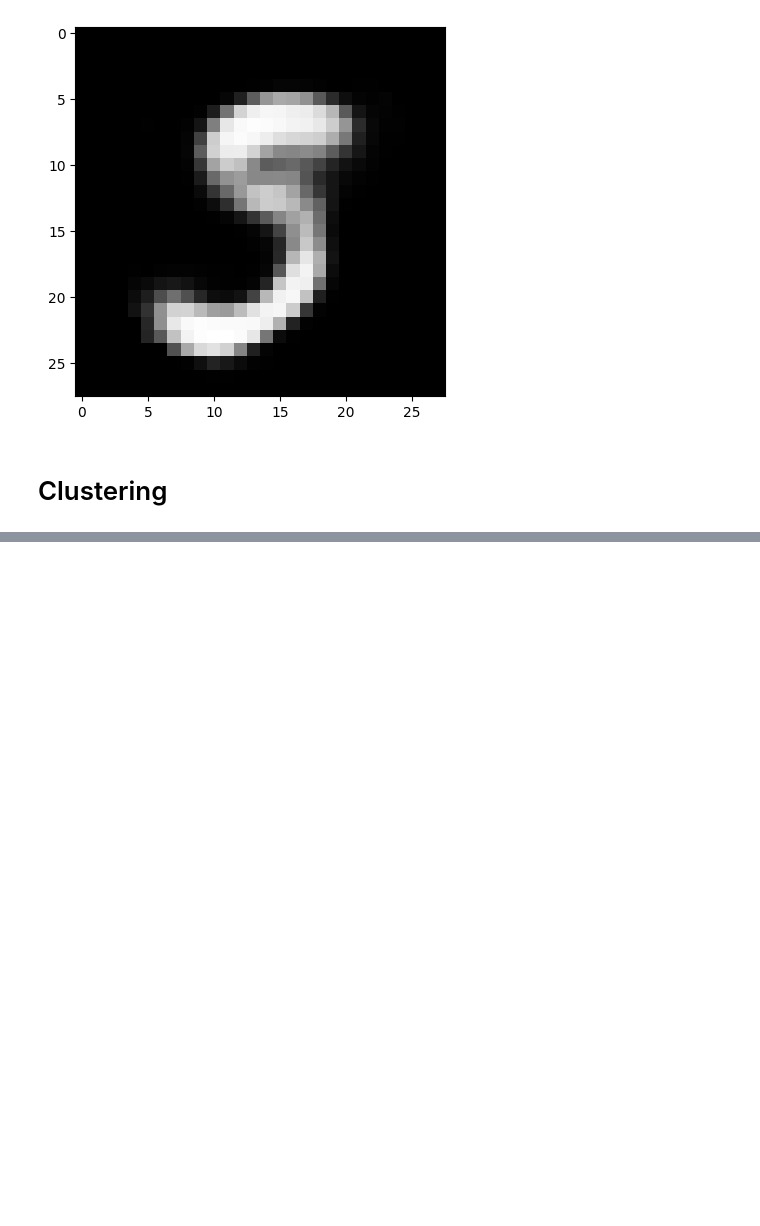
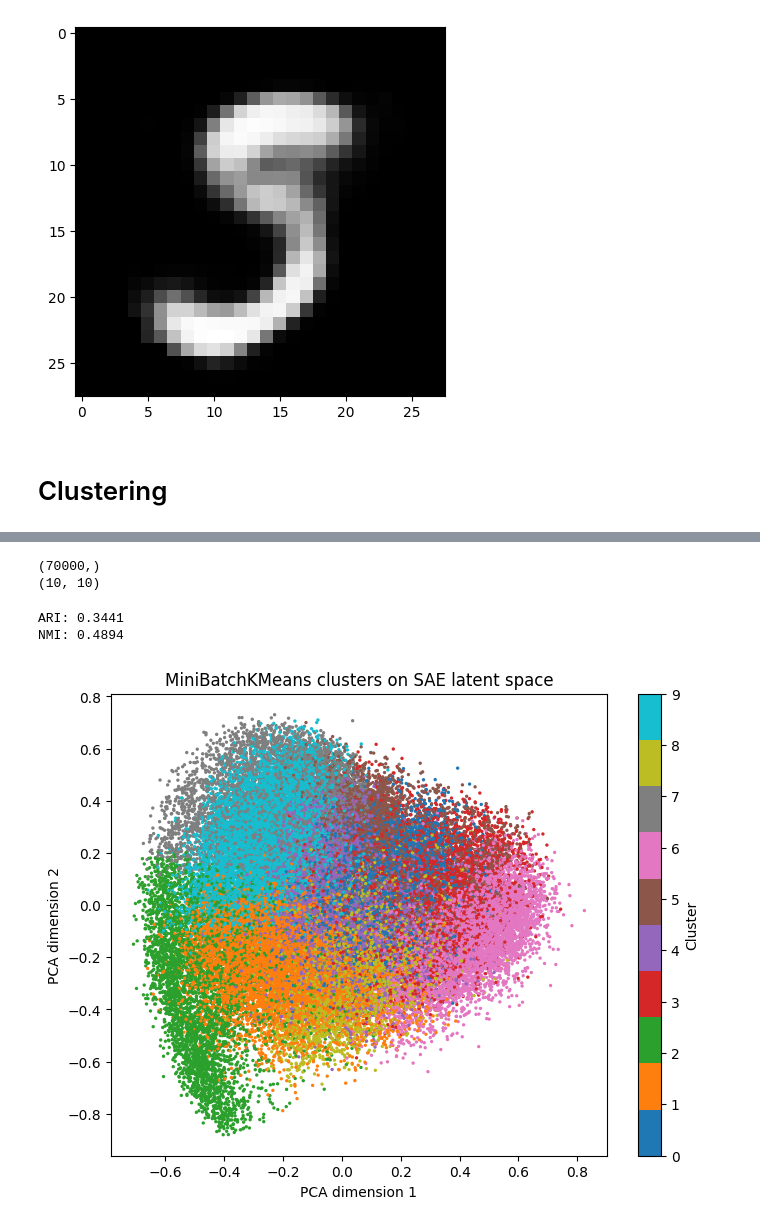
Before and after one commit to raigeki49/Introduction-to-Deep-Learning-Project, a Jupyter notebook: minst_sigmoid.ipynb, the cells around one changed output, grey strips where cells are left out. Saved outputs shown, nothing was run; the diff lists cells and outputs as text; code cells hidden in the pictures; blank space fills up the shorter version.

Commit message:
clustering kmeans, pca & tnse visualization

```diff
--- a/minst_sigmoid.ipynb
+++ b/minst_sigmoid.ipynb
@@ -567,0 +610,54 @@ plt.show()
+# %%
+from sklearn.cluster import MiniBatchKMeans
+
+n_clusters = 10
+
+kmeans = MiniBatchKMeans(
+    n_clusters = n_clusters,
+    batch_size = 4096,
+    n_init = 20,
+    random_state = 42
+)
+
+cluster_labels = kmeans.fit_predict(Z)
+
+centroids = kmeans.cluster_centers_
+
+print(cluster_labels.shape)
+print(centroids.shape)
+# %% [output]
+(70000,)
+(10, 10)
+# %%
+from sklearn.metrics import adjusted_rand_score, normalized_mutual_info_score
+
+ari = adjusted_rand_score(y_true, cluster_labels)
+nmi = normalized_mutual_info_score(y_true, cluster_labels)
+
+print(f"ARI: {ari:.4f}")
+print(f"NMI: {nmi:.4f}")
+# %% [output]
+ARI: 0.3441
+NMI: 0.4894
+# %%
+from sklearn.decomposition import PCA
+import matplotlib.pyplot as plt
+
+pca = PCA(n_components=2, random_state=42)
+Z_2d = pca.fit_transform(Z)
+
+plt.figure(figsize=(8, 6))
+plt.scatter(
+    Z_2d[:, 0],
+    Z_2d[:, 1],
+    c=cluster_labels,
+    s=2,
+    cmap="tab10"
+)
+plt.title("MiniBatchKMeans clusters on SAE latent space")
+plt.xlabel("PCA dimension 1")
+plt.ylabel("PCA dimension 2")
+plt.colorbar(label="Cluster")
+plt.show()
+# %% [output]
+[figure, added]
```
Also changed, not shown: parts of 10 cells of this notebook, 3 other files.
